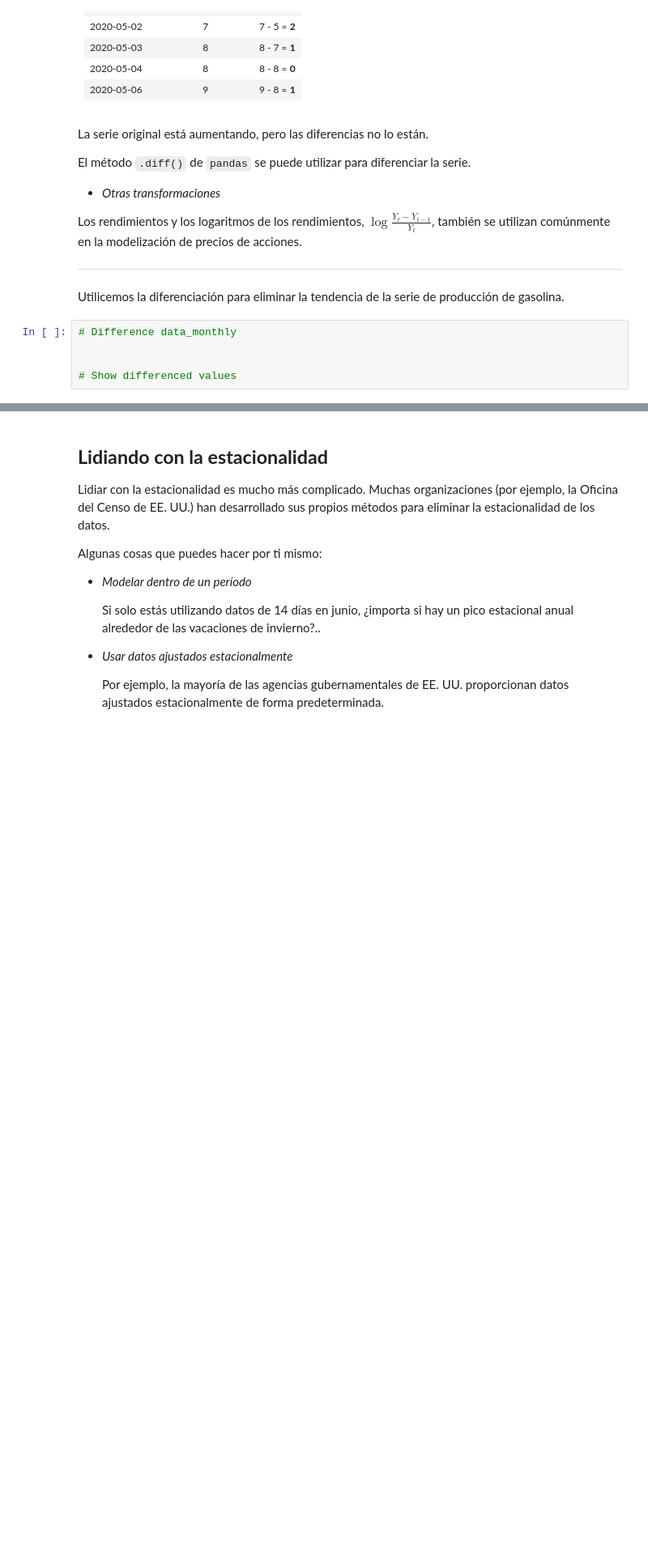
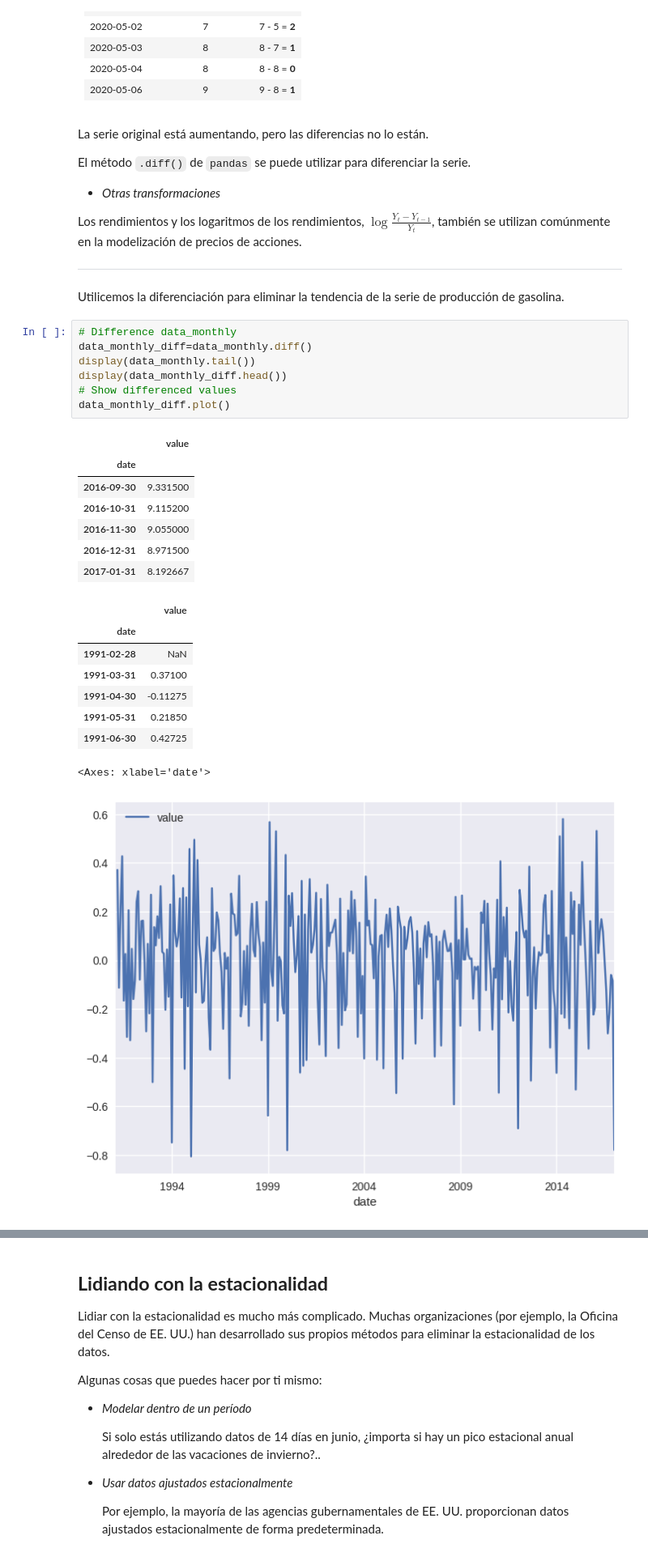
Before and after one commit to jazaineam1/Diplomado_ucentral_ME, a Jupyter notebook: Cuadernos/diplomado_series_tiempo.ipynb, the cells around one changed output, grey strips where cells are left out. Shown at 81% size. Drawn from its saved outputs; the diff is of its cells as text; blank space fills up the shorter version.

```diff
--- a/Cuadernos/diplomado_series_tiempo.ipynb
+++ b/Cuadernos/diplomado_series_tiempo.ipynb
@@ -444,7 +451,26 @@ Los rendimientos y los logaritmos de los rendimientos, $\log{\frac{Y_t - Y_{t-1}
 Utilicemos la diferenciación para eliminar la tendencia de la serie de producción de gasolina.
 # %%
 # Difference data_monthly
-
-
+data_monthly_diff=data_monthly.diff()
+display(data_monthly.tail())
+display(data_monthly_diff.head())
 # Show differenced values
+data_monthly_diff.plot()
+# %% [output]
+|  | value |
+| date |  |
+| 2016-09-30 | 9.331500 |
+| 2016-10-31 | 9.115200 |
+| 2016-11-30 | 9.055000 |
+| 2016-12-31 | 8.971500 |
+| 2017-01-31 | 8.192667 |
+|  | value |
+| date |  |
+| 1991-02-28 | NaN |
+| 1991-03-31 | 0.37100 |
+| 1991-04-30 | -0.11275 |
+| 1991-05-31 | 0.21850 |
+| 1991-06-30 | 0.42725 |
+<Axes: xlabel='date'>
+[figure, added]
 # %%
```
Also changed, not shown: parts of 8 cells of this notebook.
